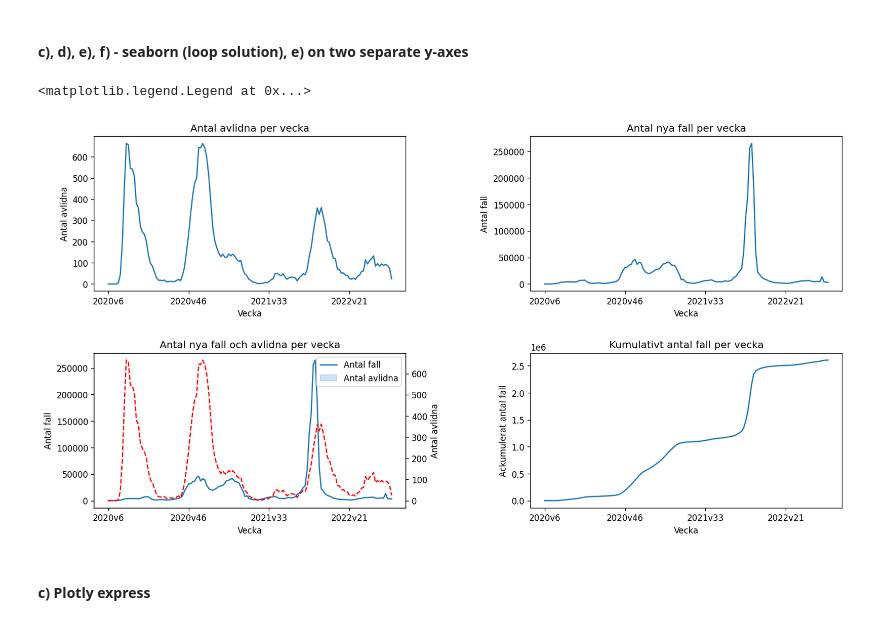
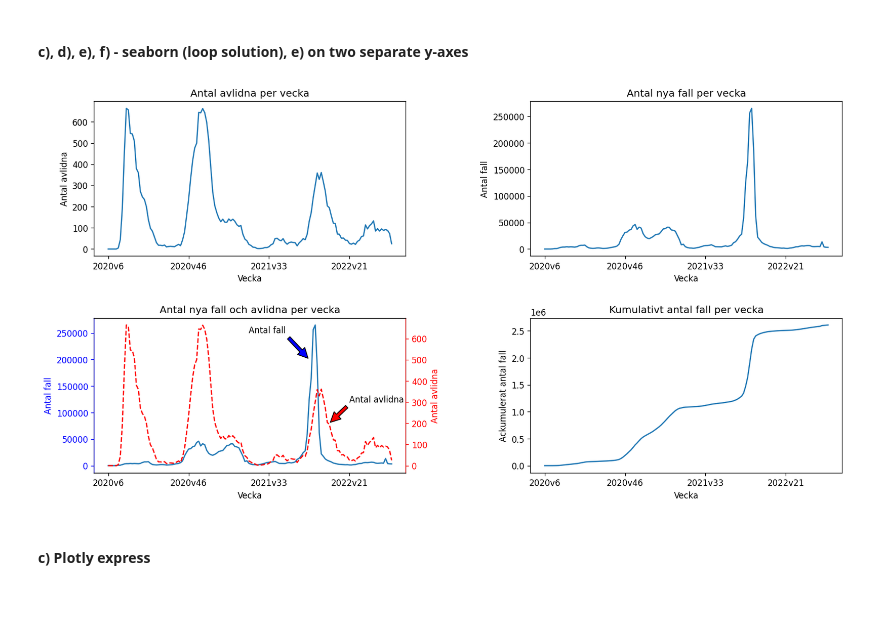
Before and after one commit to DorotaBjoorn/Databehandling-Dorota-Bjoorn, a Jupyter notebook: Lab/Lab_uppg01.ipynb, the cells around one changed output. Drawn from its saved outputs; the diff is of its cells as text; code cells hidden in the pictures.

Commit message:
Graph visual improved. Plot files generated

```diff
--- a/Lab/Lab_uppg01.ipynb
+++ b/Lab/Lab_uppg01.ipynb
@@ -154,7 +159,7 @@ import seaborn as sns
 import matplotlib.pyplot as plt
 
 # defining layout of figure and subplots
-fig, axes = plt.subplots(2, 2, figsize=(16, 8), dpi=120)
+fig, axes = plt.subplots(2, 2, figsize=(16, 8), dpi=120, facecolor = "white")
 fig.subplots_adjust(hspace=0.4, wspace=0.4)
 
 y_cols = [
@@ -164,39 +169,52 @@ y_cols = [
 titles = [
     ["Antal avlidna per vecka", "Antal nya fall per vecka"],
     ["Antal nya fall och avlidna per vecka", "Kumulativt antal fall per vecka"],
 ]
 y_labels = [["Antal avlidna", "Antal fall"], ["Antal fall", "Ackumulerat antal fall"]]
 
 # plot c, d, e, f
 for i in range(2):
     for j in range(2):
         sns.lineplot(data=df_veckodata_riket, x="Vecka", y=y_cols[i][j], ax=axes[i][j])
-        axes[i][j].set(title=titles[i][j], ylabel=y_labels[i][j])
+        axes[i][j].set(title=titles[i][j], ylabel=y_labels[i][j], facecolor = "white")
         axes[i][j].xaxis.set_major_locator(plt.MaxNLocator(5))
 
 # additional features for plot e)
 axes_1_0 = axes[1][0].twinx()
 sns.lineplot(
     data=df_veckodata_riket,
     x="Vecka",
     y="Antal_avlidna_vecka",
     ax=axes_1_0,
     linestyle="dashed",
     color="r"
 )
+
+# Formarting left y axis plot [1][0] and adding text and arrow
+axes_1_0.spines["left"].set_color("blue")
+axes[1][0].yaxis.label.set_color("blue")
+axes[1][0].tick_params(axis='y', colors="blue")
+axes[1][0].annotate("Antal fall", xy=(100,200000), xytext=(70,250000),arrowprops=dict(facecolor="blue", shrink=0.05))
+
+# Formarting right y axis plot [1][0] and adding text and arrow
 axes_1_0.set(ylabel="Antal avlidna")
-axes[1][0].legend(["Antal fall", "Antal avlidna"])
+axes_1_0.spines["right"].set_color("red")
+axes_1_0.yaxis.label.set_color("red")
+axes_1_0.tick_params(axis='y', colors="red")
+axes_1_0.annotate("Antal avlidna", xy=(110,200), xytext=(120,300),arrowprops=dict(facecolor="red", shrink=0.05))
 
-# TODO Legend är fel indikator på Antal avlidna. Hur göra????????????
+plt.savefig("../Lab/Visualiseringar/subplot_1c_1d_1e_2yaxes_1f.png")
+
+# axes[1][0].legend(["Antal fall", "Antal avlidna"])
+# Comment: Legend does not show correct indication. No solution found.
 
 # -----------------------------------------------------------------------------------------------------------------
-# Above to plot on separate y-axes in plot e is based on solution by Håkan shared on Discord
+# Above to plot on separate y-axes in plot e is based on solution by Håkan Åkerblom shared on Discord
 # ax10 = axs[1][0].twinx()
 # sns.lineplot(covid19, x = "Vecka", y = "Antal_avlidna_vecka", ax = axs[1][0], linestyle="dashed")
 # sns.lineplot(covid19, x = "Vecka", y = "Antal_fall_vecka", ax = ax10)
 # %% [output]
-<matplotlib.legend.Legend at 0x...>
-[figure, old version]
+[figure, new version]
 # %% [markdown]
 #### c) Plotly express
 # %%
```
Also changed, not shown: parts of 8 cells of this notebook, 6 other files.
